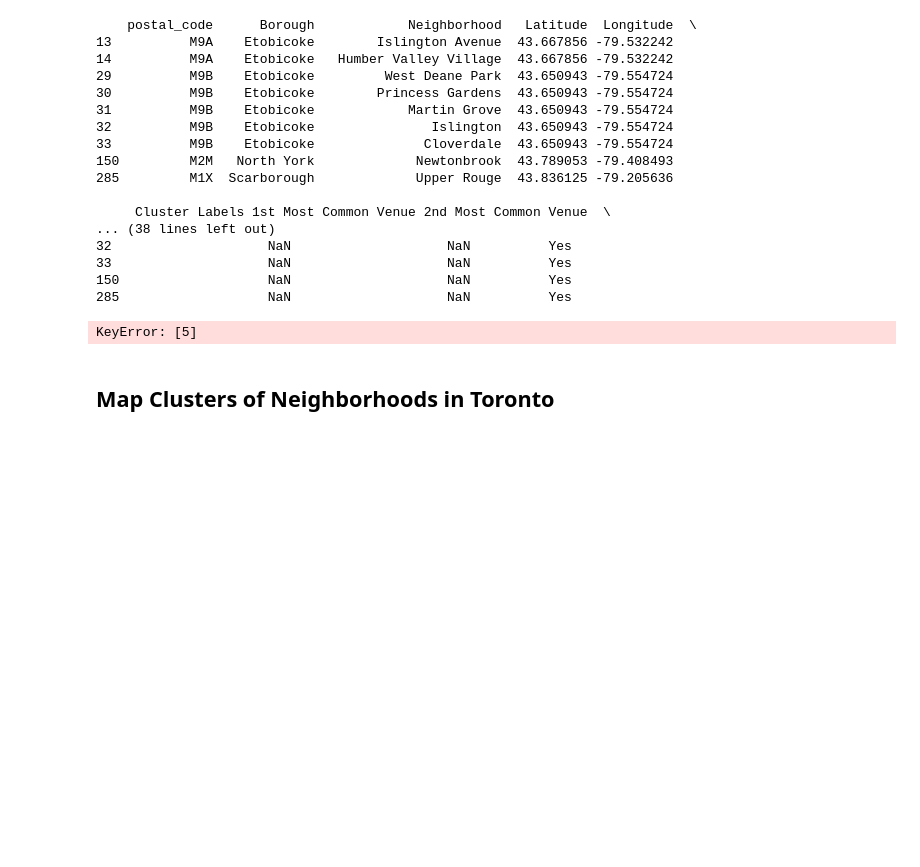
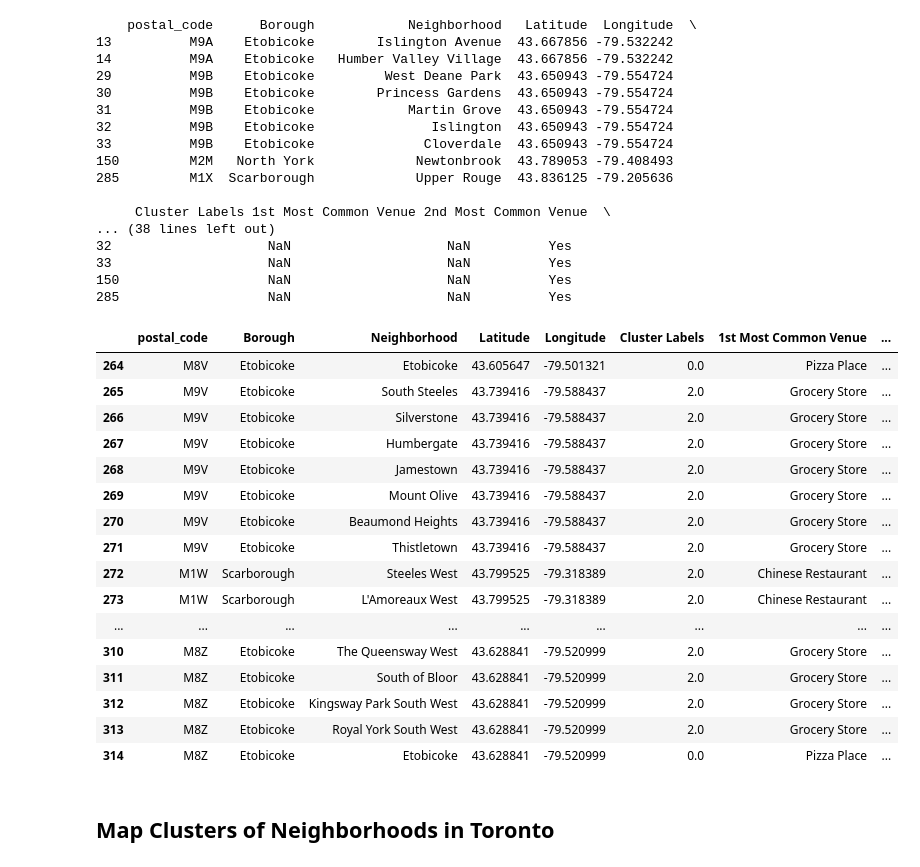
Before and after one commit to stryder518/Data_Science_Capstone, a Jupyter notebook: Clustering Assignment.ipynb, the cells around one changed output. Cells and saved outputs as stored; diff of their text form; code cells hidden in the pictures; blank space fills up the shorter version.

```diff
--- a/Clustering Assignment.ipynb
+++ b/Clustering Assignment.ipynb
@@ -424,14 +424,29 @@ print(nans)
 285                   NaN                    NaN          Yes
 # %%
 #Need to deal with these nans. The NaN Columns don't have any common venues. So we're just going to drop them out of the frame all together.
-tdot_merged.dropna(subset=[5]) #This should drop only rows with NaNs in column 5 - cluster labels column.
+tdot_merged = tdot_merged[tdot_merged['Cluster Labels'].notna()] #This should drop only rows with NaNs in column 5 - cluster labels column.
 
-#re-number neighborhoods that didn't get clustered.
-#tdot_merged['Cluster Labels'].replace({0.0: 6.0}, inplace=True)
+#tdot_merged.tail(50)
 
 #tdot_merged.head(10)
 # %% [output]
-KeyError: [5]
+|  | postal_code | Borough | Neighborhood | Latitude | Longitude | Cluster Labels | 1st Most Common Venue | ... |
+| 264 | M8V | Etobicoke | Etobicoke | 43.605647 | -79.501321 | 0.0 | Pizza Place | ... |
+| 265 | M9V | Etobicoke | South Steeles | 43.739416 | -79.588437 | 2.0 | Grocery Store | ... |
+| 266 | M9V | Etobicoke | Silverstone | 43.739416 | -79.588437 | 2.0 | Grocery Store | ... |
+| 267 | M9V | Etobicoke | Humbergate | 43.739416 | -79.588437 | 2.0 | Grocery Store | ... |
+| 268 | M9V | Etobicoke | Jamestown | 43.739416 | -79.588437 | 2.0 | Grocery Store | ... |
+| 269 | M9V | Etobicoke | Mount Olive | 43.739416 | -79.588437 | 2.0 | Grocery Store | ... |
+| 270 | M9V | Etobicoke | Beaumond Heights | 43.739416 | -79.588437 | 2.0 | Grocery Store | ... |
+| 271 | M9V | Etobicoke | Thistletown | 43.739416 | -79.588437 | 2.0 | Grocery Store | ... |
+| 272 | M1W | Scarborough | Steeles West | 43.799525 | -79.318389 | 2.0 | Chinese Restaurant | ... |
+| 273 | M1W | Scarborough | L'Amoreaux West | 43.799525 | -79.318389 | 2.0 | Chinese Restaurant | ... |
+| ... | ... | ... | ... | ... | ... | ... | ... | ... |
+| 310 | M8Z | Etobicoke | The Queensway West | 43.628841 | -79.520999 | 2.0 | Grocery Store | ... |
+| 311 | M8Z | Etobicoke | South of Bloor | 43.628841 | -79.520999 | 2.0 | Grocery Store | ... |
+| 312 | M8Z | Etobicoke | Kingsway Park South West | 43.628841 | -79.520999 | 2.0 | Grocery Store | ... |
+| 313 | M8Z | Etobicoke | Royal York South West | 43.628841 | -79.520999 | 2.0 | Grocery Store | ... |
+| 314 | M8Z | Etobicoke | Etobicoke | 43.628841 | -79.520999 | 0.0 | Pizza Place | ... |
 # %% [markdown]
 ## Map Clusters of Neighborhoods in Toronto
 # %%
```
Also changed, not shown: parts of 1 cell of this notebook.
